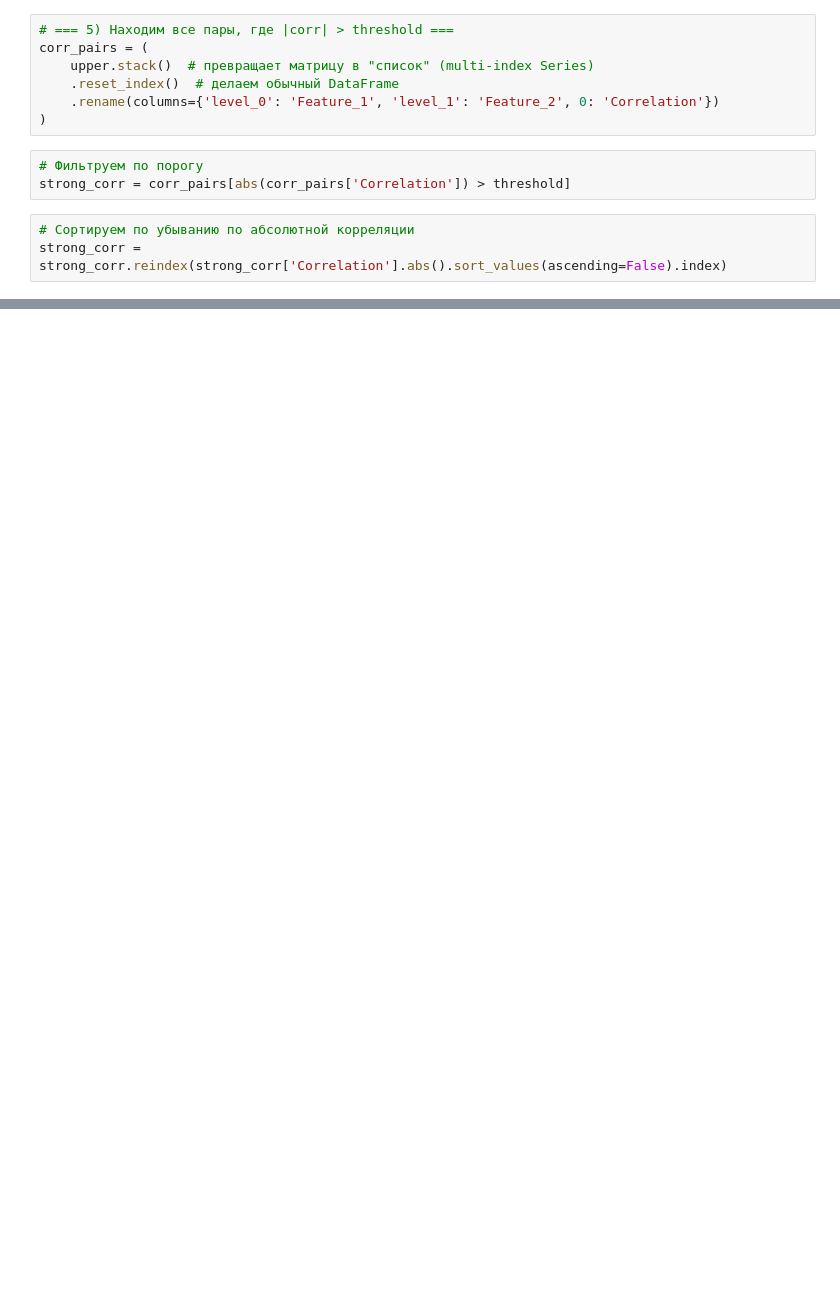
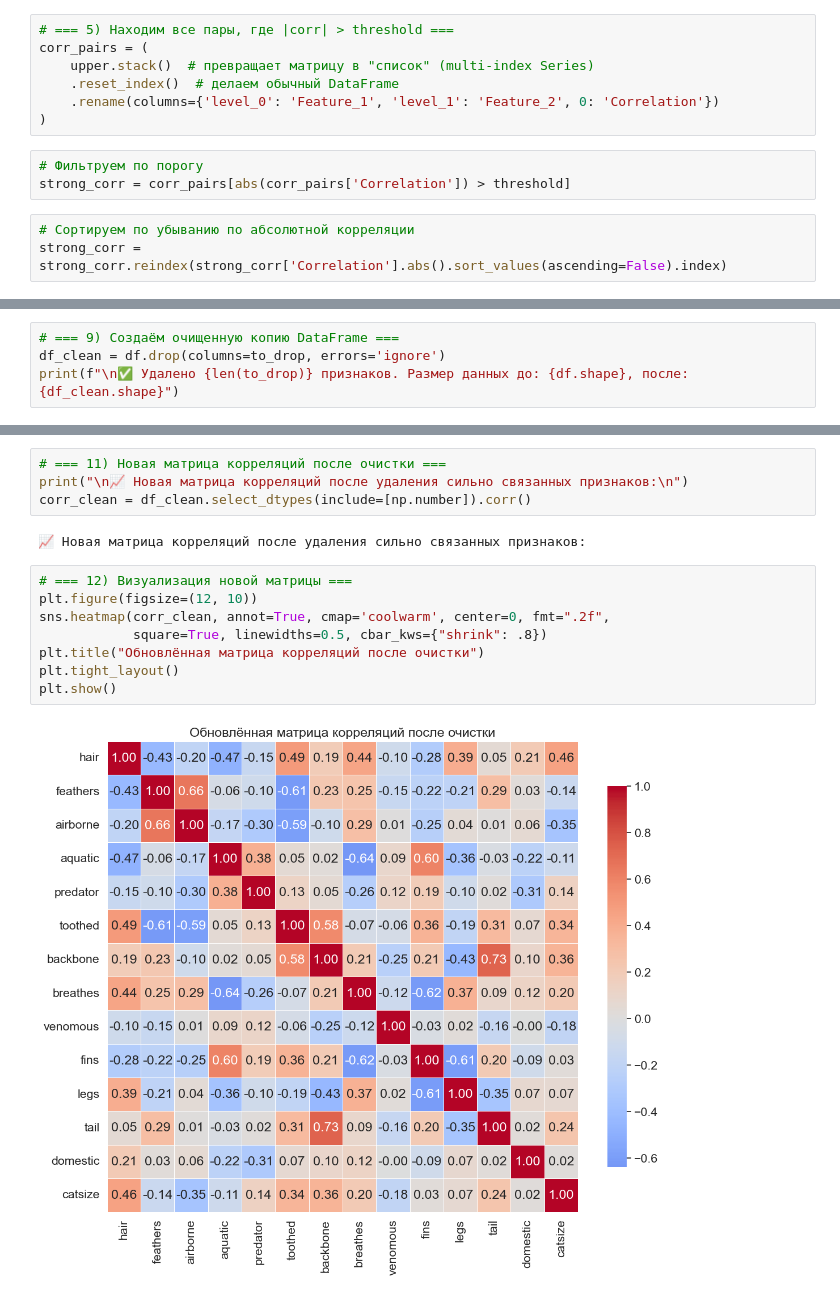
Before and after one commit to KorbovskiyOleg/ml-module, a Jupyter notebook: notebooks/zoo_analysis.ipynb, the cells around one changed output, grey strips where cells are left out. Cells and saved outputs as stored; diff of their text form; blank space fills up the shorter version.

Commit message:
обновленная матрица корреляции

```diff
--- a/notebooks/zoo_analysis.ipynb
+++ b/notebooks/zoo_analysis.ipynb
@@ -240,0 +232,4 @@ else:
+# %%
+# === 9) Создаём очищенную копию DataFrame ===
+df_clean = df.drop(columns=to_drop, errors='ignore')
+print(f"\n✅ Удалено {len(to_drop)} признаков. Размер данных до: {df.shape}, после: {df_clean.shape}")
@@ -240,0 +244,16 @@ else:
+# %%
+# === 11) Новая матрица корреляций после очистки ===
+print("\n📈 Новая матрица корреляций после удаления сильно связанных признаков:\n")
+corr_clean = df_clean.select_dtypes(include=[np.number]).corr()
+# %% [output]
+📈 Новая матрица корреляций после удаления сильно связанных признаков:
+# %%
+# === 12) Визуализация новой матрицы ===
+plt.figure(figsize=(12, 10))
+sns.heatmap(corr_clean, annot=True, cmap='coolwarm', center=0, fmt=".2f",
+            square=True, linewidths=0.5, cbar_kws={"shrink": .8})
+plt.title("Обновлённая матрица корреляций после очистки")
+plt.tight_layout()
+plt.show()
+# %% [output]
+[figure, added]
```
Also changed, not shown: parts of 6 cells of this notebook.
